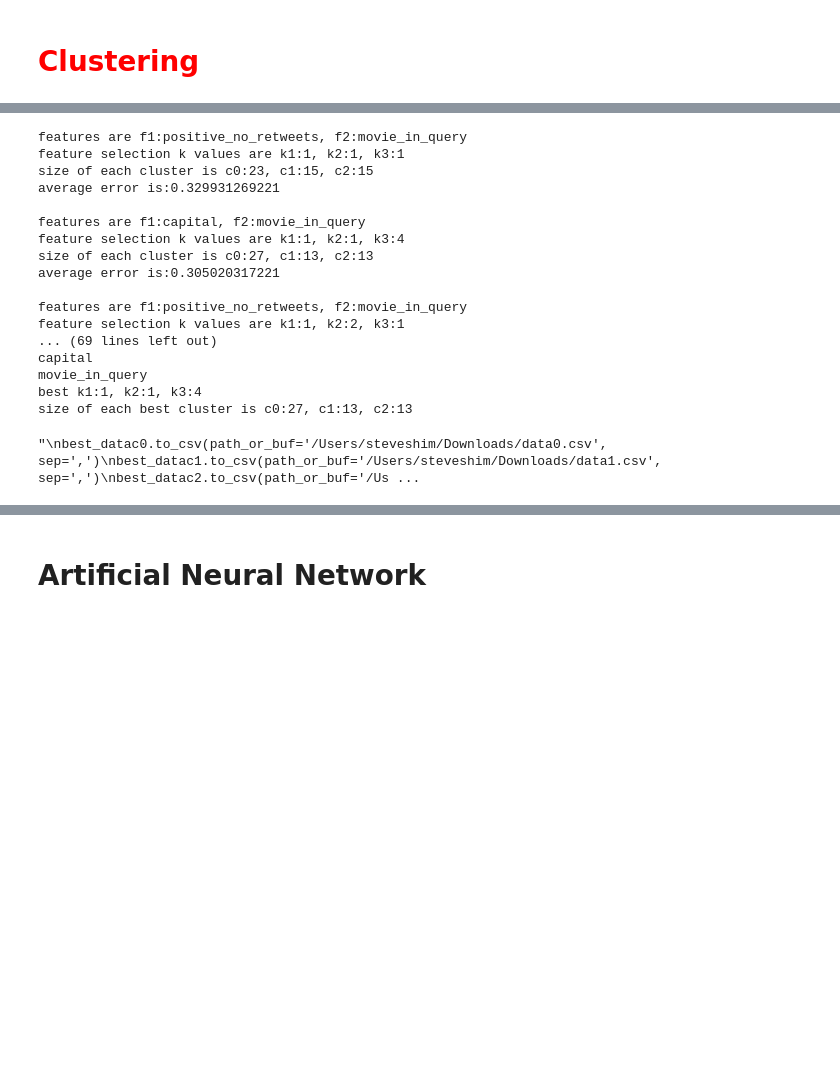
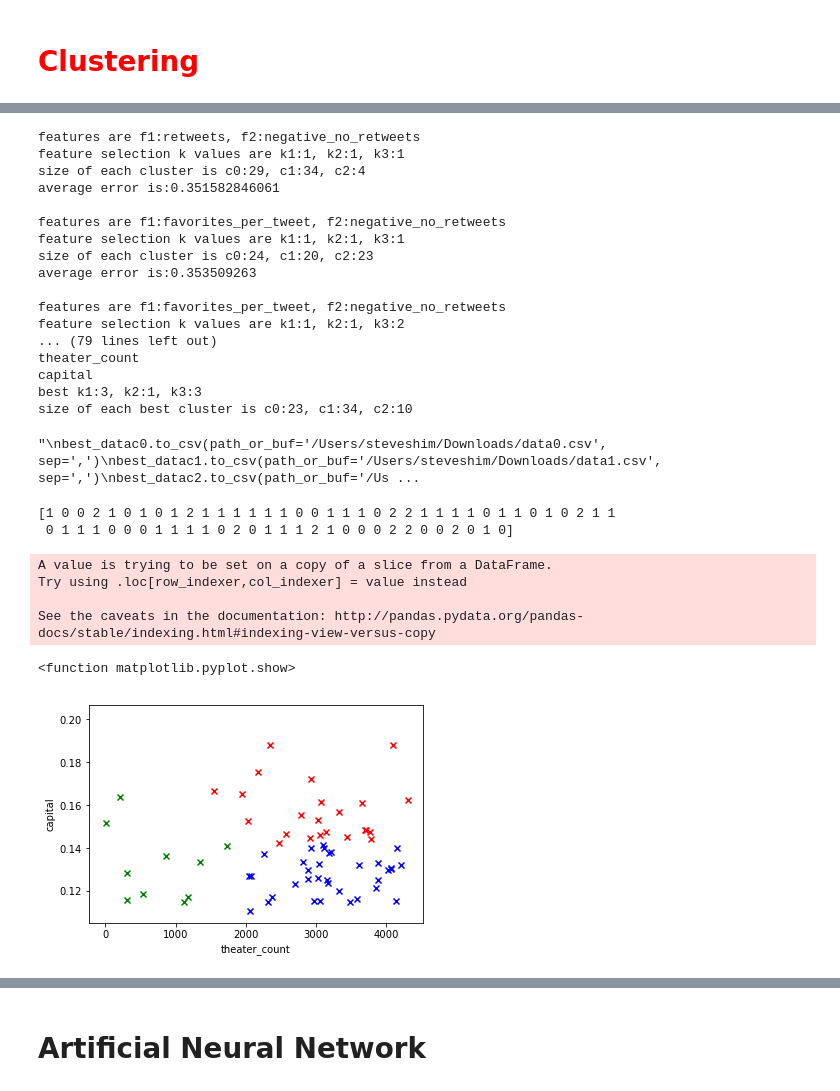
Before and after one commit to steveshim/TweetAcquisition-Thesis, a Jupyter notebook: TwitterExtractor.ipynb, the cells around one changed output, grey strips where cells are left out. Saved outputs shown, nothing was run; the diff lists cells and outputs as text; code cells hidden in the pictures; blank space fills up the shorter version.

```diff
--- a/TwitterExtractor.ipynb
+++ b/TwitterExtractor.ipynb
@@ -936,7 +946,7 @@ for k1 in range(1,5):
                         error2 = 100
 
                     average_error = (error0+error1+error2)/numberOfMovies
-                    if (average_error<0.33):
+                    if (average_error<0.36):
                         print "features are f1:" + str(f1) + ", f2:" + str(f2)
                         print "feature selection k values are k1:" + str(k1) + ", k2:" + str(k2) + ", k3:" + str(k3)
                         print "size of each cluster is c0:" + str(data_c0.shape[0]) + ", c1:" + str(data_c1.shape[0]) + ", c2:" + str(data_c2.shape[0])
@@ -966,21 +976,56 @@ best_datac1.to_csv(path_or_buf='/Users/steveshim/Downloads/data1.csv', sep=',')
 best_datac2.to_csv(path_or_buf='/Users/steveshim/Downloads/data2.csv', sep=',')
 '''
 # %% [output]
-features are f1:positive_no_retweets, f2:movie_in_query
+features are f1:retweets, f2:negative_no_retweets
 feature selection k values are k1:1, k2:1, k3:1
-size of each cluster is c0:23, c1:15, c2:15
-average error is:0.329931269221
+size of each cluster is c0:29, c1:34, c2:4
+average error is:0.351582846061
 
-features are f1:capital, f2:movie_in_query
-feature selection k values are k1:1, k2:1, k3:4
-size of each cluster is c0:27, c1:13, c2:13
-average error is:0.305020317221
+features are f1:favorites_per_tweet, f2:negative_no_retweets
+feature selection k values are k1:1, k2:1, k3:1
+size of each cluster is c0:24, c1:20, c2:23
+average error is:0.353509263
 
-features are f1:positive_no_retweets, f2:movie_in_query
-feature selection k values are k1:1, k2:2, k3:1
-... (69 lines left out)
+features are f1:favorites_per_tweet, f2:negative_no_retweets
+feature selection k values are k1:1, k2:1, k3:2
+... (79 lines left out)
+theater_count
 capital
-movie_in_query
-best k1:1, k2:1, k3:4
-size of each best cluster is c0:27, c1:13, c2:13
+best k1:3, k2:1, k3:3
+size of each best cluster is c0:23, c1:34, c2:10
 "\nbest_datac0.to_csv(path_or_buf='/Users/steveshim/Downloads/data0.csv', sep=',')\nbest_datac1.to_csv(path_or_buf='/Users/steveshim/Downloads/data1.csv', sep=',')\nbest_datac2.to_csv(path_or_buf='/Us ...
+# %%
+km_f_col = ['theater_count', 'capital']
+km_X = preprocessing.scale(data[km_f_col])
+kmeans = KMeans(n_clusters=3, random_state=0).fit(km_X)
+labels = kmeans.labels_
+data['kmeans'] = kmeans.labels_
+data_c0 = data[data.kmeans==0]
+data_c1 = data[data.kmeans==1]
+data_c2 = data[data.kmeans==2]
+data_c0.to_csv(path_or_buf='data0cap.csv', sep=',')
+data_c1.to_csv(path_or_buf='data1cap.csv', sep=',')
+data_c2.to_csv(path_or_buf='data2cap.csv', sep=',')
+
+%matplotlib inline
+print(labels)
+
+km_f_col = ['theater_count', 'capital']
+km_X = data[km_f_col]
+km_X['labels'] = kmeans.labels_
+plt.xlabel('theater_count')
+plt.ylabel('capital')
+
+for l, c in zip([0,1,2], ['red', 'blue', 'green']):
+    current_members = (labels == l)
+    plt.scatter(km_X.iloc[current_members, 0], km_X.iloc[current_members, 1], color=c, marker='x')
+plt.show
+# %% [output]
+[1 0 0 2 1 0 1 0 1 2 1 1 1 1 1 1 0 0 1 1 1 0 2 2 1 1 1 1 0 1 1 0 1 0 2 1 1
+ 0 1 1 1 0 0 0 1 1 1 1 0 2 0 1 1 1 2 1 0 0 0 2 2 0 0 2 0 1 0]
+A value is trying to be set on a copy of a slice from a DataFrame.
+Try using .loc[row_indexer,col_indexer] = value instead
+
+See the caveats in the documentation: http://pandas.pydata.org/pandas-docs/stable/indexing.html#indexing-view-versus-copy
+<function matplotlib.pyplot.show>
+[figure, added]
```
Also changed, not shown: parts of 15 cells of this notebook.
